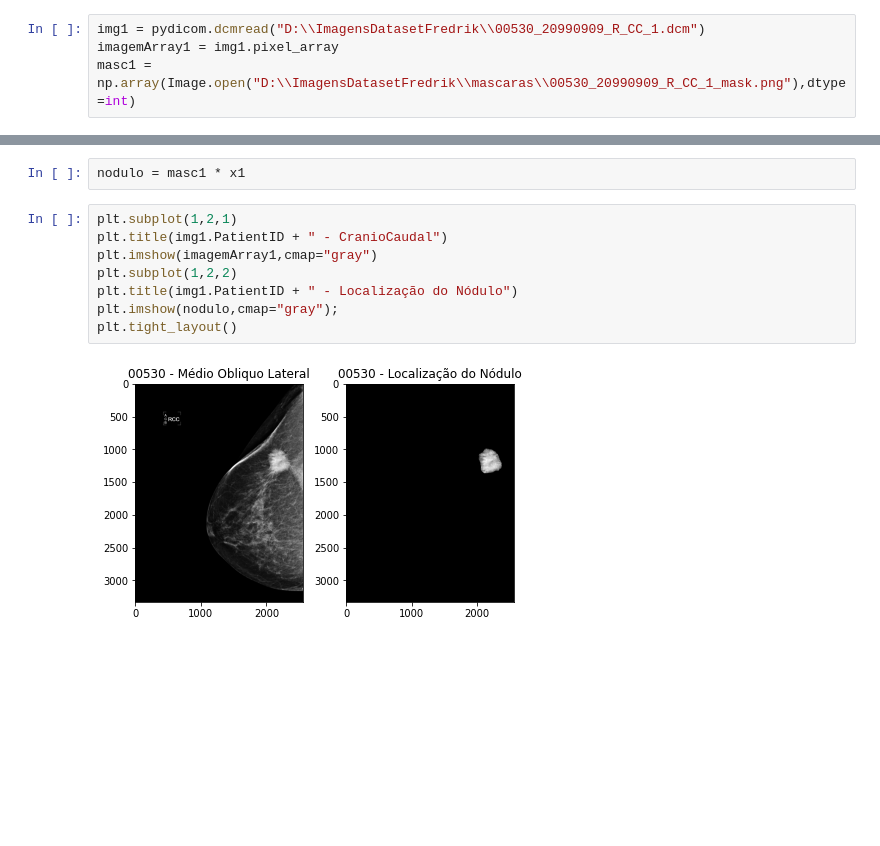
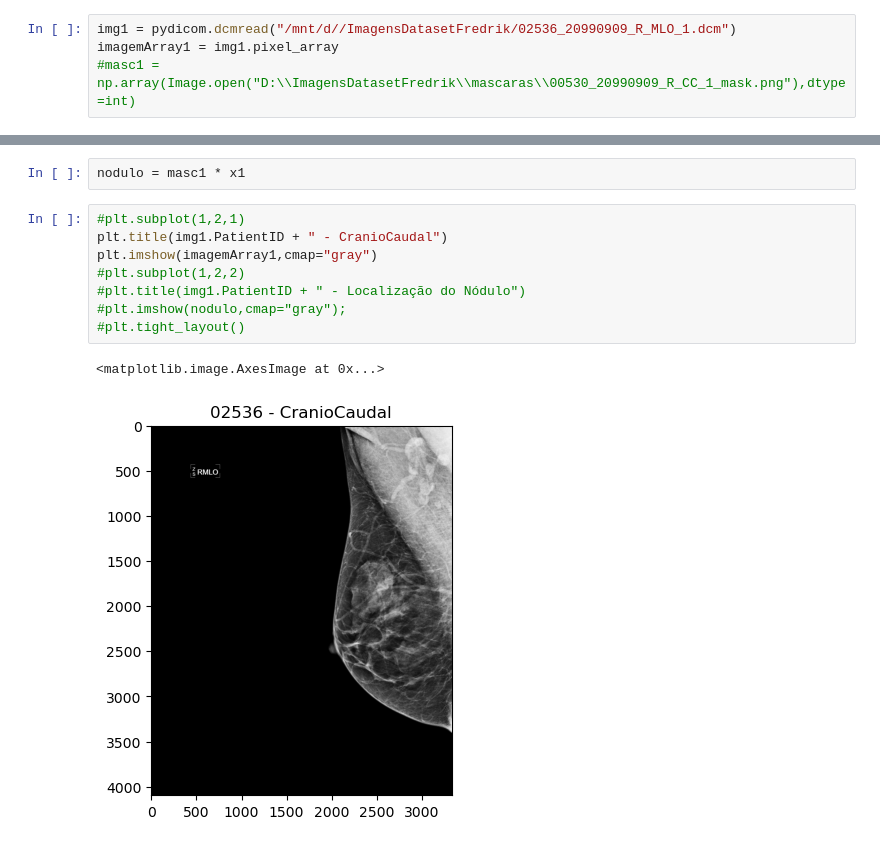
Before and after one commit to lukasmachado20/ProjetoITI, a Jupyter notebook: teste_extracao_nodulo.ipynb, the cells around one changed output, grey strips where cells are left out. Cells and saved outputs as stored; diff of their text form; blank space fills up the shorter version.

```diff
--- a/teste_extracao_nodulo.ipynb
+++ b/teste_extracao_nodulo.ipynb
@@ -8,7 +9,7 @@ from PIL import Image
 # %%
-img1 = pydicom.dcmread("D:\\ImagensDatasetFredrik\\00530_20990909_R_CC_1.dcm")
+img1 = pydicom.dcmread("/mnt/d//ImagensDatasetFredrik/02536_20990909_R_MLO_1.dcm")
 imagemArray1 = img1.pixel_array
-masc1 = np.array(Image.open("D:\\ImagensDatasetFredrik\\mascaras\\00530_20990909_R_CC_1_mask.png"),dtype=int)
+#masc1 = np.array(Image.open("D:\\ImagensDatasetFredrik\\mascaras\\00530_20990909_R_CC_1_mask.png"),dtype=int)
 # %%
 x1 = np.array(imagemArray1)
 x1
@@ -23,12 +24,13 @@ array([[   0,    0,    0, ...,  839, 1017,  904],
 # %%
 nodulo = masc1 * x1
 # %%
-plt.subplot(1,2,1)
+#plt.subplot(1,2,1)
 plt.title(img1.PatientID + " - CranioCaudal")
 plt.imshow(imagemArray1,cmap="gray")
-plt.subplot(1,2,2)
-plt.title(img1.PatientID + " - Localização do Nódulo")
-plt.imshow(nodulo,cmap="gray");
-plt.tight_layout()
+#plt.subplot(1,2,2)
+#plt.title(img1.PatientID + " - Localização do Nódulo")
+#plt.imshow(nodulo,cmap="gray");
+#plt.tight_layout()
 # %% [output]
+<matplotlib.image.AxesImage at 0x...>
-[figure, old version]
+[figure, new version]
```
Also changed, not shown: parts of 1 cell of this notebook, 6 other files.
